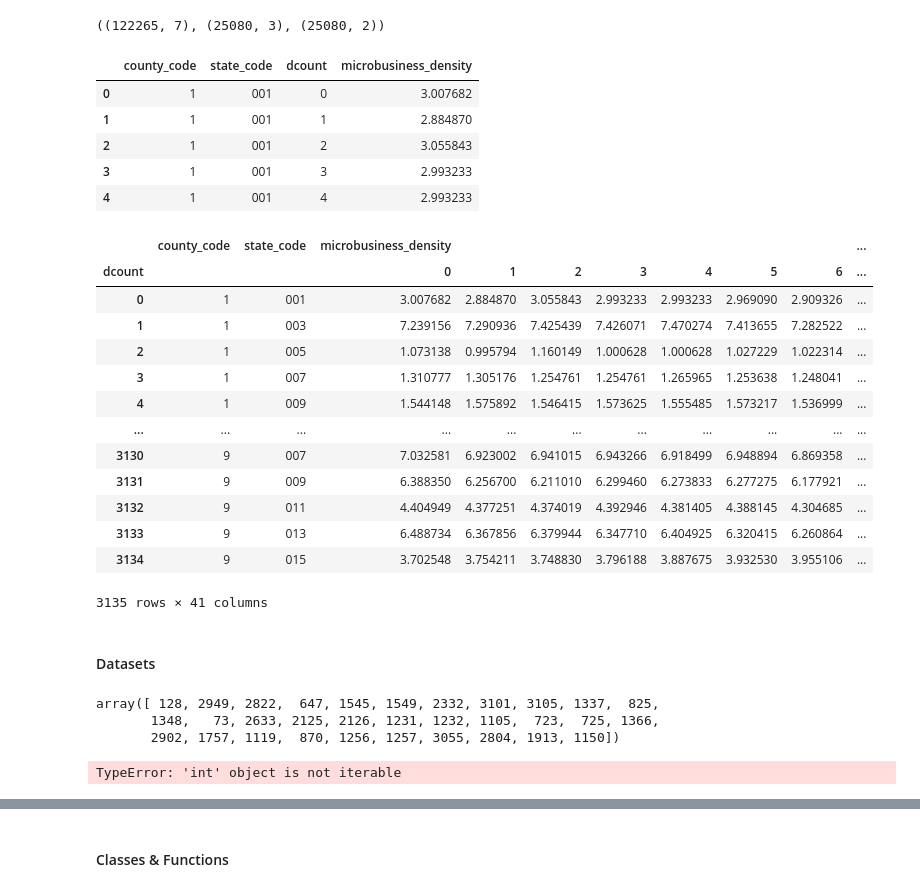
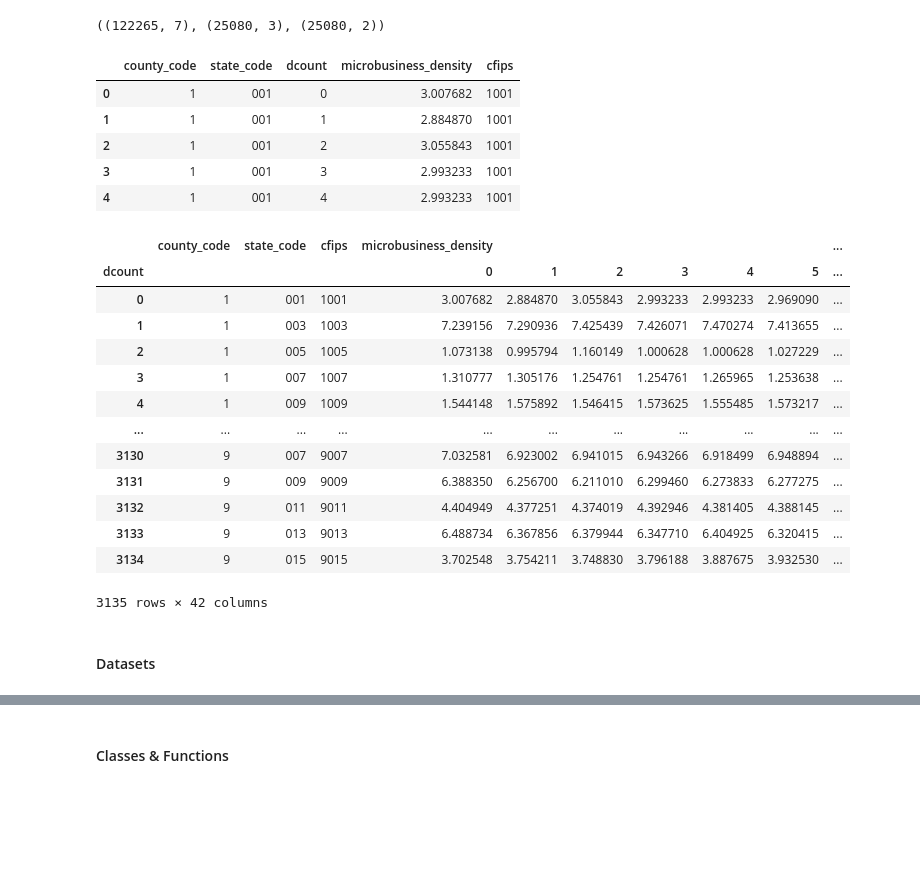
Before and after one commit to AsSugar13/godaddy-microbusiness-density-forecasting, a Jupyter notebook: seq2seq notebook.ipynb, the cells around one changed output, grey strips where cells are left out. Drawn from its saved outputs; the diff is of its cells as text; code cells hidden in the pictures; blank space fills up the shorter version.

```diff
--- a/random-forest-baseline.ipynb
+++ b/seq2seq notebook.ipynb
@@ -49,30 +34,30 @@ train["dcount"] = train.groupby(['cfips'])['row_id'].cumcount()
 train['county_code'] = train['cfips'].apply(lambda x: str(x)[:-3])
 train['state_code'] = train['cfips'].apply(lambda x: str(x)[-3:])
 # %%
-train = train[['county_code', 'state_code', 'dcount', 'microbusiness_density']]
+train = train[['county_code', 'state_code', 'dcount', 'microbusiness_density', 'cfips']]
 train.head()
 # %% [output]
-|  | county_code | state_code | dcount | microbusiness_density |
-| 0 | 1 | 001 | 0 | 3.007682 |
-| 1 | 1 | 001 | 1 | 2.884870 |
-| 2 | 1 | 001 | 2 | 3.055843 |
-| 3 | 1 | 001 | 3 | 2.993233 |
-| 4 | 1 | 001 | 4 | 2.993233 |
+|  | county_code | state_code | dcount | microbusiness_density | cfips |
+| 0 | 1 | 001 | 0 | 3.007682 | 1001 |
+| 1 | 1 | 001 | 1 | 2.884870 | 1001 |
+| 2 | 1 | 001 | 2 | 3.055843 | 1001 |
+| 3 | 1 | 001 | 3 | 2.993233 | 1001 |
+| 4 | 1 | 001 | 4 | 2.993233 | 1001 |
 # %%
-train_pt = pd.pivot_table(train, index=['county_code', 'state_code'], columns=['dcount']).reset_index()
+train_pt = pd.pivot_table(train, index=['county_code', 'state_code', 'cfips'], columns=['dcount']).reset_index()
 train_pt
 # %% [output]
-|  | county_code | state_code | microbusiness_density |  |  |  |  |  |  | ... |
-| dcount |  |  | 0 | 1 | 2 | 3 | 4 | 5 | 6 | ... |
-| 0 | 1 | 001 | 3.007682 | 2.884870 | 3.055843 | 2.993233 | 2.993233 | 2.969090 | 2.909326 | ... |
-| 1 | 1 | 003 | 7.239156 | 7.290936 | 7.425439 | 7.426071 | 7.470274 | 7.413655 | 7.282522 | ... |
-| 2 | 1 | 005 | 1.073138 | 0.995794 | 1.160149 | 1.000628 | 1.000628 | 1.027229 | 1.022314 | ... |
-| 3 | 1 | 007 | 1.310777 | 1.305176 | 1.254761 | 1.254761 | 1.265965 | 1.253638 | 1.248041 | ... |
-| 4 | 1 | 009 | 1.544148 | 1.575892 | 1.546415 | 1.573625 | 1.555485 | 1.573217 | 1.536999 | ... |
+|  | county_code | state_code | cfips | microbusiness_density |  |  |  |  |  | ... |
+| dcount |  |  |  | 0 | 1 | 2 | 3 | 4 | 5 | ... |
+| 0 | 1 | 001 | 1001 | 3.007682 | 2.884870 | 3.055843 | 2.993233 | 2.993233 | 2.969090 | ... |
+| 1 | 1 | 003 | 1003 | 7.239156 | 7.290936 | 7.425439 | 7.426071 | 7.470274 | 7.413655 | ... |
+| 2 | 1 | 005 | 1005 | 1.073138 | 0.995794 | 1.160149 | 1.000628 | 1.000628 | 1.027229 | ... |
+| 3 | 1 | 007 | 1007 | 1.310777 | 1.305176 | 1.254761 | 1.254761 | 1.265965 | 1.253638 | ... |
+| 4 | 1 | 009 | 1009 | 1.544148 | 1.575892 | 1.546415 | 1.573625 | 1.555485 | 1.573217 | ... |
 | ... | ... | ... | ... | ... | ... | ... | ... | ... | ... | ... |
-| 3130 | 9 | 007 | 7.032581 | 6.923002 | 6.941015 | 6.943266 | 6.918499 | 6.948894 | 6.869358 | ... |
-| 3131 | 9 | 009 | 6.388350 | 6.256700 | 6.211010 | 6.299460 | 6.273833 | 6.277275 | 6.177921 | ... |
-| 3132 | 9 | 011 | 4.404949 | 4.377251 | 4.374019 | 4.392946 | 4.381405 | 4.388145 | 4.304685 | ... |
-| 3133 | 9 | 013 | 6.488734 | 6.367856 | 6.379944 | 6.347710 | 6.404925 | 6.320415 | 6.260864 | ... |
-| 3134 | 9 | 015 | 3.702548 | 3.754211 | 3.748830 | 3.796188 | 3.887675 | 3.932530 | 3.955106 | ... |
+| 3130 | 9 | 007 | 9007 | 7.032581 | 6.923002 | 6.941015 | 6.943266 | 6.918499 | 6.948894 | ... |
+| 3131 | 9 | 009 | 9009 | 6.388350 | 6.256700 | 6.211010 | 6.299460 | 6.273833 | 6.277275 | ... |
+| 3132 | 9 | 011 | 9011 | 4.404949 | 4.377251 | 4.374019 | 4.392946 | 4.381405 | 4.388145 | ... |
+| 3133 | 9 | 013 | 9013 | 6.488734 | 6.367856 | 6.379944 | 6.347710 | 6.404925 | 6.320415 | ... |
+| 3134 | 9 | 015 | 9015 | 3.702548 | 3.754211 | 3.748830 | 3.796188 | 3.887675 | 3.932530 | ... |
-3135 rows × 41 columns
+3135 rows × 42 columns
@@ -79,12 +66,2 @@ train_pt
 # %% [markdown]
 #### Datasets
-# %%
-np.array(list(set(train_pt.index) - set(np.random.choice(len(train_pt), size=int(0.99*len(train_pt)), replace=False))))
-# %% [output]
-array([ 128, 2949, 2822,  647, 1545, 1549, 2332, 3101, 3105, 1337,  825,
-       1348,   73, 2633, 2125, 2126, 1231, 1232, 1105,  723,  725, 1366,
-       2902, 1757, 1119,  870, 1256, 1257, 3055, 2804, 1913, 1150])
-# %%
-set(len(train_pt))
-# %% [output]
-TypeError: 'int' object is not iterable
```
Also changed, not shown: parts of 27 cells of this notebook, 1 other file.
